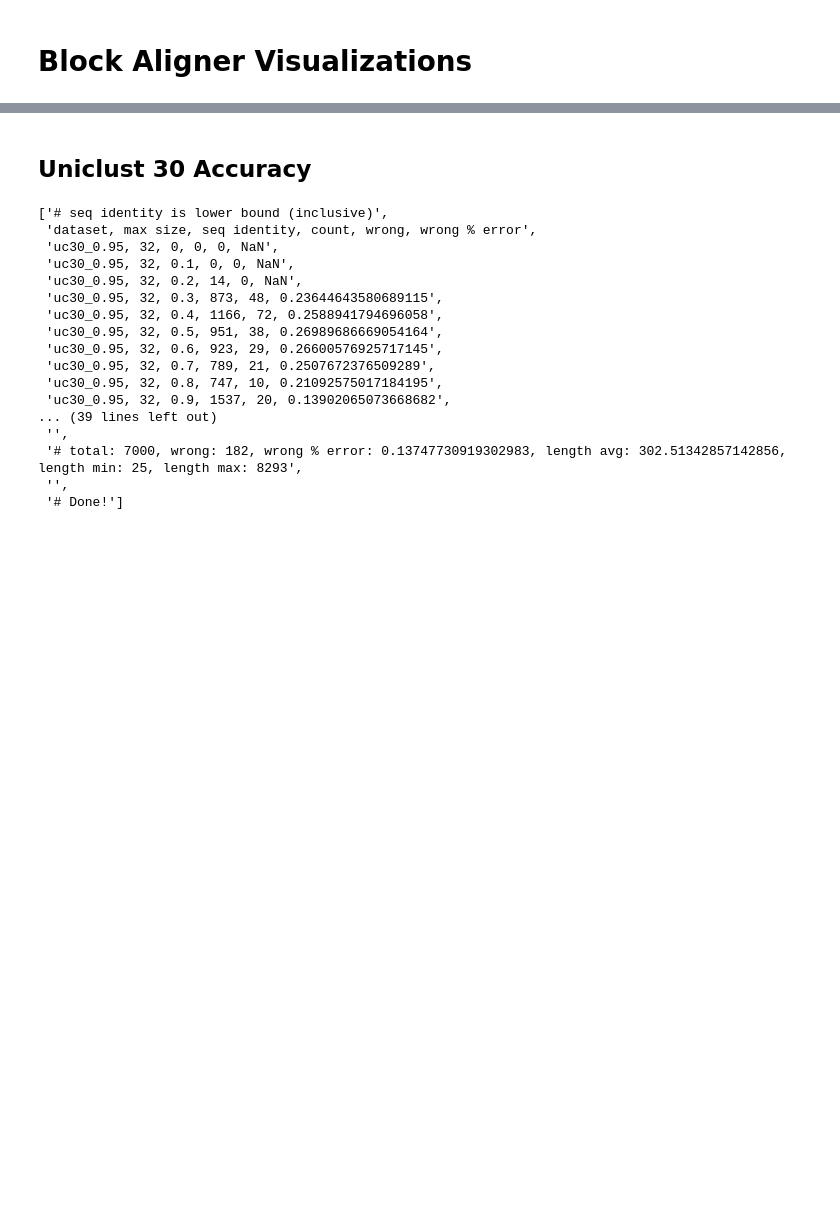
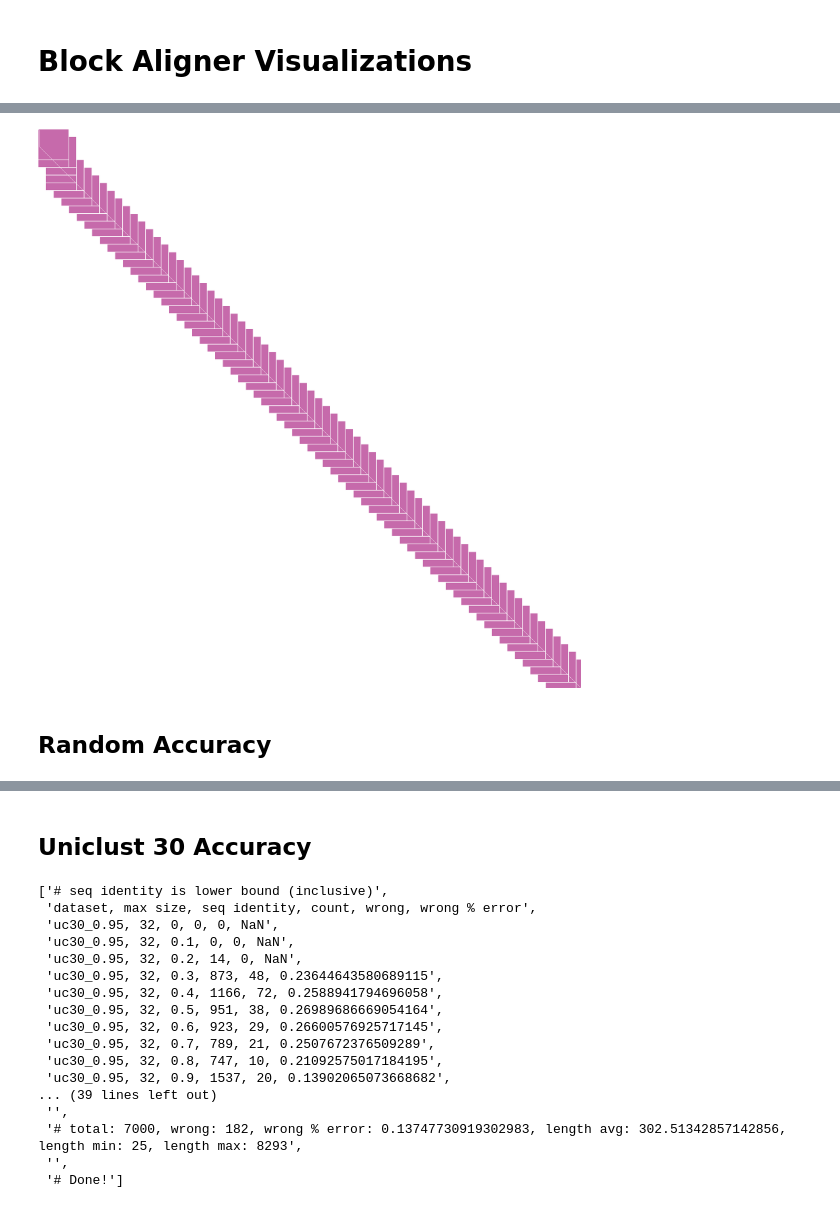
Before and after one commit to Daniel-Liu-c0deb0t/block-aligner, a Jupyter notebook: vis/block_aligner_vis.ipynb, the cells around one changed output, grey strips where cells are left out. Drawn from its saved outputs; the diff is of its cells as text; code cells hidden in the pictures; blank space fills up the shorter version.

```diff
--- a/vis/block_aligner_vis.ipynb
+++ b/vis/block_aligner_vis.ipynb
@@ -6,0 +25,6 @@ from io import StringIO
+# %%
+Image(filename = "../data/block_img2.png")
+# %% [output]
+[figure, added]
+# %% [markdown]
+## Random Accuracy
```
Also changed, not shown: parts of 27 cells of this notebook, 3 other files.
